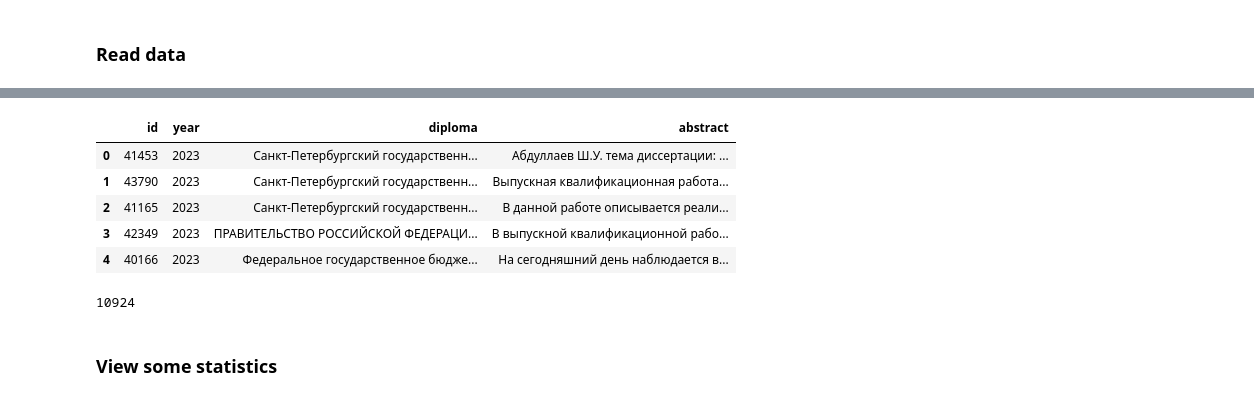
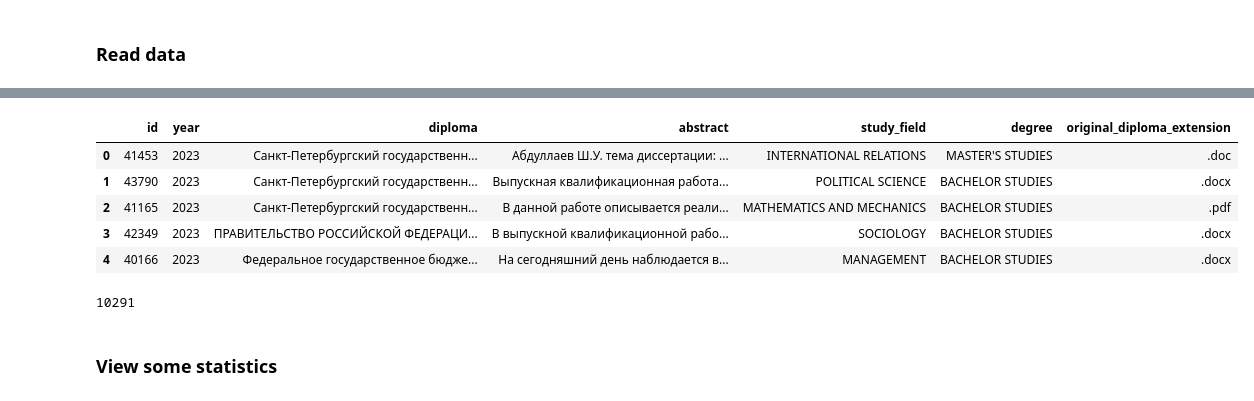
Before and after one commit to DenisovNikita/long_context_LLMs, a Jupyter notebook: src/notebooks/data_analization/calculate_fulll_diplomas_tokens.ipynb, the cells around one changed output, grey strips where cells are left out. Saved outputs shown, nothing was run; the diff lists cells and outputs as text; code cells hidden in the pictures.

```diff
--- a/src/notebooks/data_analization/calculate_fulll_diplomas_tokens.ipynb
+++ b/src/notebooks/data_analization/calculate_fulll_diplomas_tokens.ipynb
@@ -28,18 +28,18 @@ len(df)
 # %%
-spbu_russian_diplomas_dataset_path = ARTIFACTS_DIR_PATH.joinpath("parsing/diplomas/spbu/russian_stupid_filter_dataset.csv")
+spbu_russian_diplomas_dataset_path = ARTIFACTS_DIR_PATH.joinpath("parsing/diplomas/spbu/russian_dataset.csv")
 russian_df = pd.read_csv(spbu_russian_diplomas_dataset_path)
 russian_df.head()
 # %% [output]
-|  | id | year | diploma | abstract |
-| 0 | 41453 | 2023 | Санкт-Петербургский государственн... | Абдуллаев Ш.У. тема диссертации: ... |
-| 1 | 43790 | 2023 | Санкт-Петербургский государственн... | Выпускная квалификационная работа... |
-| 2 | 41165 | 2023 | Санкт-Петербургский государственн... | В данной работе описывается реали... |
-| 3 | 42349 | 2023 | ПРАВИТЕЛЬСТВО РОССИЙСКОЙ ФЕДЕРАЦИ... | В выпускной квалификационной рабо... |
-| 4 | 40166 | 2023 | Федеральное государственное бюдже... | На сегодняшний день наблюдается в... |
+|  | id | year | diploma | abstract | study_field | degree | original_diploma_extension |
+| 0 | 41453 | 2023 | Санкт-Петербургский государственн... | Абдуллаев Ш.У. тема диссертации: ... | INTERNATIONAL RELATIONS | MASTER'S STUDIES | .doc |
+| 1 | 43790 | 2023 | Санкт-Петербургский государственн... | Выпускная квалификационная работа... | POLITICAL SCIENCE | BACHELOR STUDIES | .docx |
+| 2 | 41165 | 2023 | Санкт-Петербургский государственн... | В данной работе описывается реали... | MATHEMATICS AND MECHANICS | BACHELOR STUDIES | .pdf |
+| 3 | 42349 | 2023 | ПРАВИТЕЛЬСТВО РОССИЙСКОЙ ФЕДЕРАЦИ... | В выпускной квалификационной рабо... | SOCIOLOGY | BACHELOR STUDIES | .docx |
+| 4 | 40166 | 2023 | Федеральное государственное бюдже... | На сегодняшний день наблюдается в... | MANAGEMENT | BACHELOR STUDIES | .docx |
 # %%
 len(russian_df)
 # %% [output]
-10924
+10291
 # %% [markdown]
 ### View some statistics
 # %%
```
Also changed, not shown: parts of 9 cells of this notebook, 46 other files.
